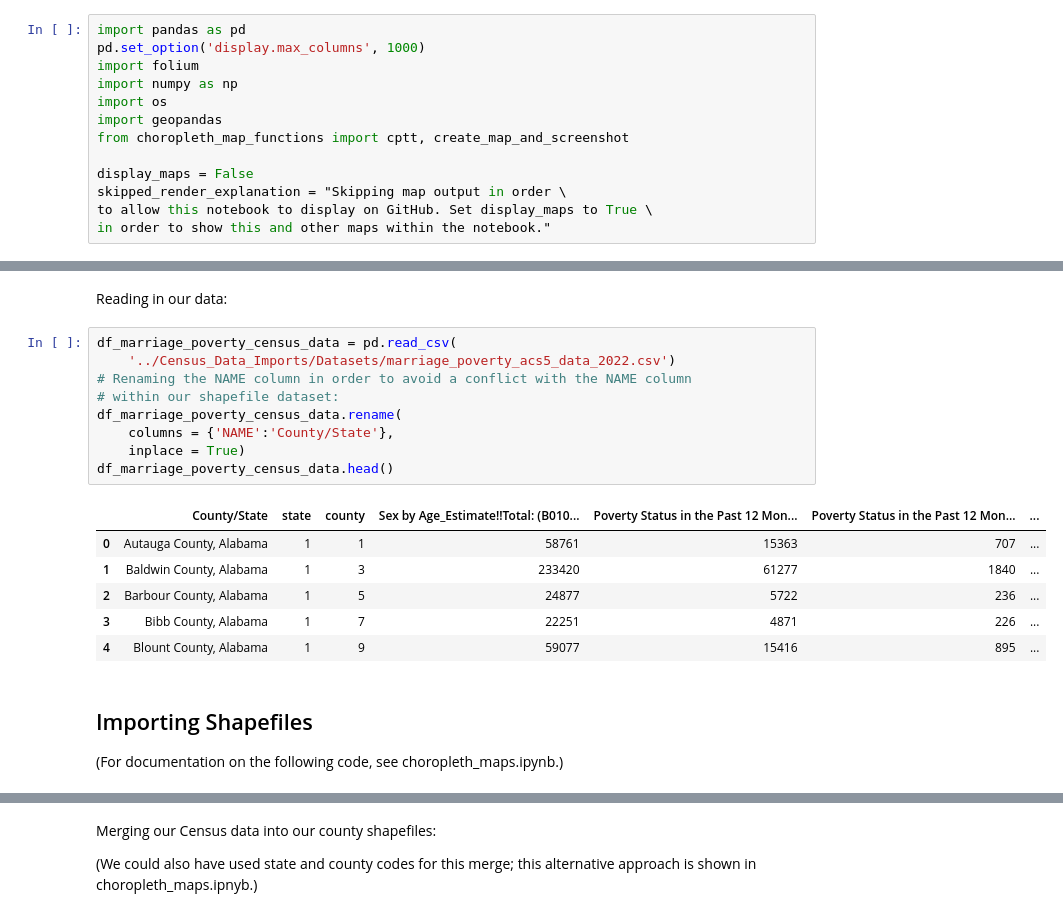
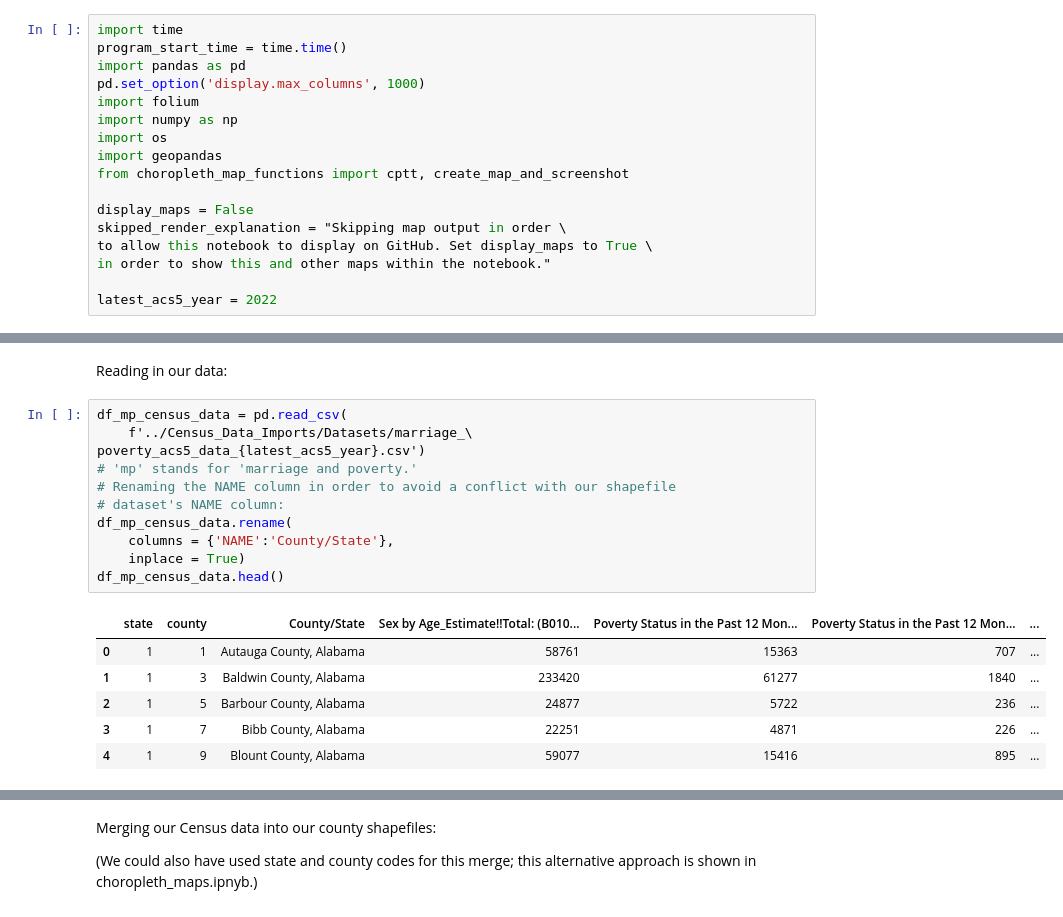
Before and after one commit to kburchfiel/pfn_2, a Jupyter notebook: Mapping/mapping_census_data.ipynb, the cells around one changed output, grey strips where cells are left out. Saved outputs shown, nothing was run; the diff lists cells and outputs as text.

```diff
--- a/Mapping/mapping_census_data.ipynb
+++ b/Mapping/mapping_census_data.ipynb
@@ -11,4 +27,6 @@ This notebook will demonstrate how to create choropleth maps of data retrieved v
 # %%
+import time
+program_start_time = time.time()
 import pandas as pd
 pd.set_option('display.max_columns', 1000)
 import folium
@@ -21,6 +39,8 @@ display_maps = False
 skipped_render_explanation = "Skipping map output in order \
 to allow this notebook to display on GitHub. Set display_maps to True \
 in order to show this and other maps within the notebook."
+
+latest_acs5_year = 2022
 # %% [markdown]
 # Part 1: Visualizing NVCU Graduates' Ideal Destinations
 
@@ -30,22 +74,20 @@ in order to show this and other maps within the notebook."
 # %% [markdown]
 Reading in our data:
 # %%
-df_marriage_poverty_census_data = pd.read_csv(
-    '../Census_Data_Imports/Datasets/marriage_poverty_acs5_data_2022.csv')
-# Renaming the NAME column in order to avoid a conflict with the NAME column
-# within our shapefile dataset:
-df_marriage_poverty_census_data.rename(
+df_mp_census_data = pd.read_csv(
+    f'../Census_Data_Imports/Datasets/marriage_\
+poverty_acs5_data_{latest_acs5_year}.csv')
+# 'mp' stands for 'marriage and poverty.'
+# Renaming the NAME column in order to avoid a conflict with our shapefile
+# dataset's NAME column:
+df_mp_census_data.rename(
     columns = {'NAME':'County/State'},
     inplace = True)
-df_marriage_poverty_census_data.head()
+df_mp_census_data.head()
 # %% [output]
-|  | County/State | state | county | Sex by Age_Estimate!!Total: (B010... | Poverty Status in the Past 12 Mon... | Poverty Status in the Past 12 Mon... | ... |
-| 0 | Autauga County, Alabama | 1 | 1 | 58761 | 15363 | 707 | ... |
-| 1 | Baldwin County, Alabama | 1 | 3 | 233420 | 61277 | 1840 | ... |
-| 2 | Barbour County, Alabama | 1 | 5 | 24877 | 5722 | 236 | ... |
-| 3 | Bibb County, Alabama | 1 | 7 | 22251 | 4871 | 226 | ... |
-| 4 | Blount County, Alabama | 1 | 9 | 59077 | 15416 | 895 | ... |
+|  | state | county | County/State | Sex by Age_Estimate!!Total: (B010... | Poverty Status in the Past 12 Mon... | Poverty Status in the Past 12 Mon... | ... |
+| 0 | 1 | 1 | Autauga County, Alabama | 58761 | 15363 | 707 | ... |
+| 1 | 1 | 3 | Baldwin County, Alabama | 233420 | 61277 | 1840 | ... |
+| 2 | 1 | 5 | Barbour County, Alabama | 24877 | 5722 | 236 | ... |
+| 3 | 1 | 7 | Bibb County, Alabama | 22251 | 4871 | 226 | ... |
+| 4 | 1 | 9 | Blount County, Alabama | 59077 | 15416 | 895 | ... |
-# %% [markdown]
-## Importing Shapefiles
-
-(For documentation on the following code, see choropleth_maps.ipynb.)
```
Also changed, not shown: parts of 18 cells of this notebook, 13 other files.
